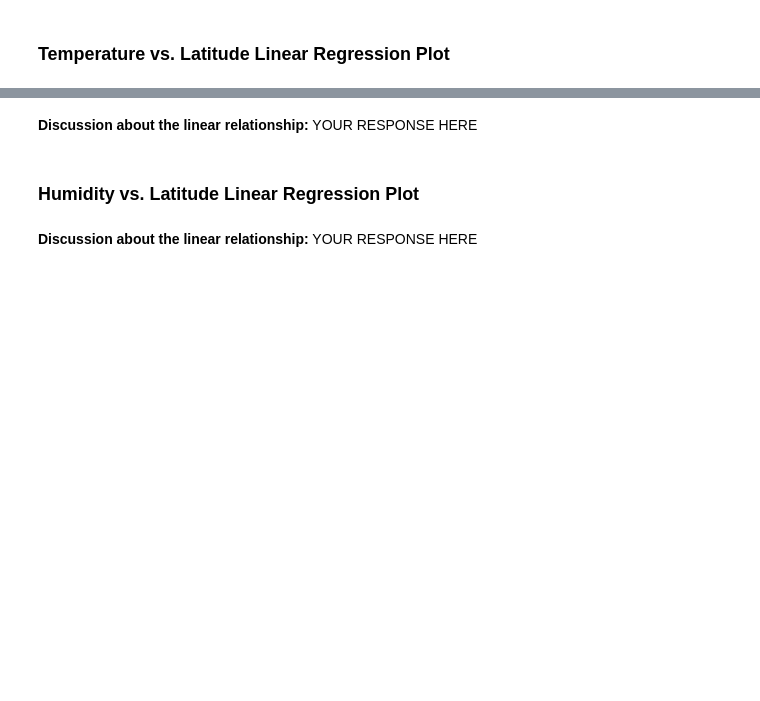
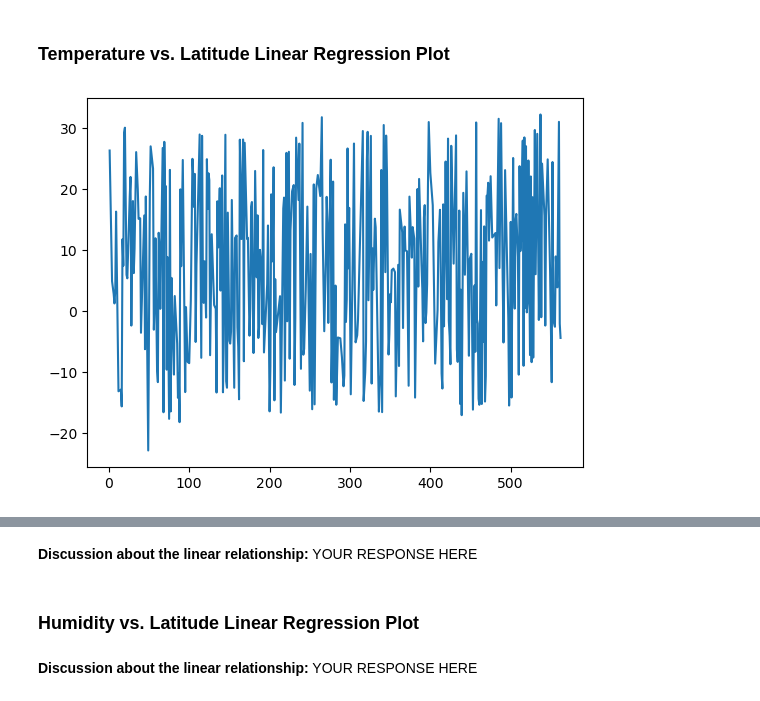
Before and after one commit to Neelka96/python-api-challenge, a Jupyter notebook: WeatherPy/WeatherPy.ipynb, the cells around one changed output, grey strips where cells are left out. Drawn from its saved outputs; the diff is of its cells as text; code cells hidden in the pictures; blank space fills up the shorter version.

```diff
--- a/WeatherPy/WeatherPy.ipynb
+++ b/WeatherPy/WeatherPy.ipynb
@@ -285,6 +222,6 @@ plt.show()
 # %%
 # Create a DataFrame with the Northern Hemisphere data (Latitude >= 0)
-# YOUR CODE HERE
+hemi_north_df = cityData_df.loc[cityData_df['Lat'] >= 0, :]
 
 # Display sample data
-northern_hemi_df.head()
+hemi_north_df.head()
@@ -297,4 +250,10 @@ southern_hemi_df.head()
 # %% [markdown]
 ###  Temperature vs. Latitude Linear Regression Plot
+# %%
+exp_values, _, _ = gcs.regress_data(hemi_north_df['Lat'], hemi_north_df['Max Temp'])
+gcs.plt.plot(exp_values)
+gcs.plt.show()
+# %% [output]
+[figure, added]
 # %%
 # Linear regression on Northern Hemisphere
```
Also changed, not shown: parts of 15 cells of this notebook, 3 other files.
